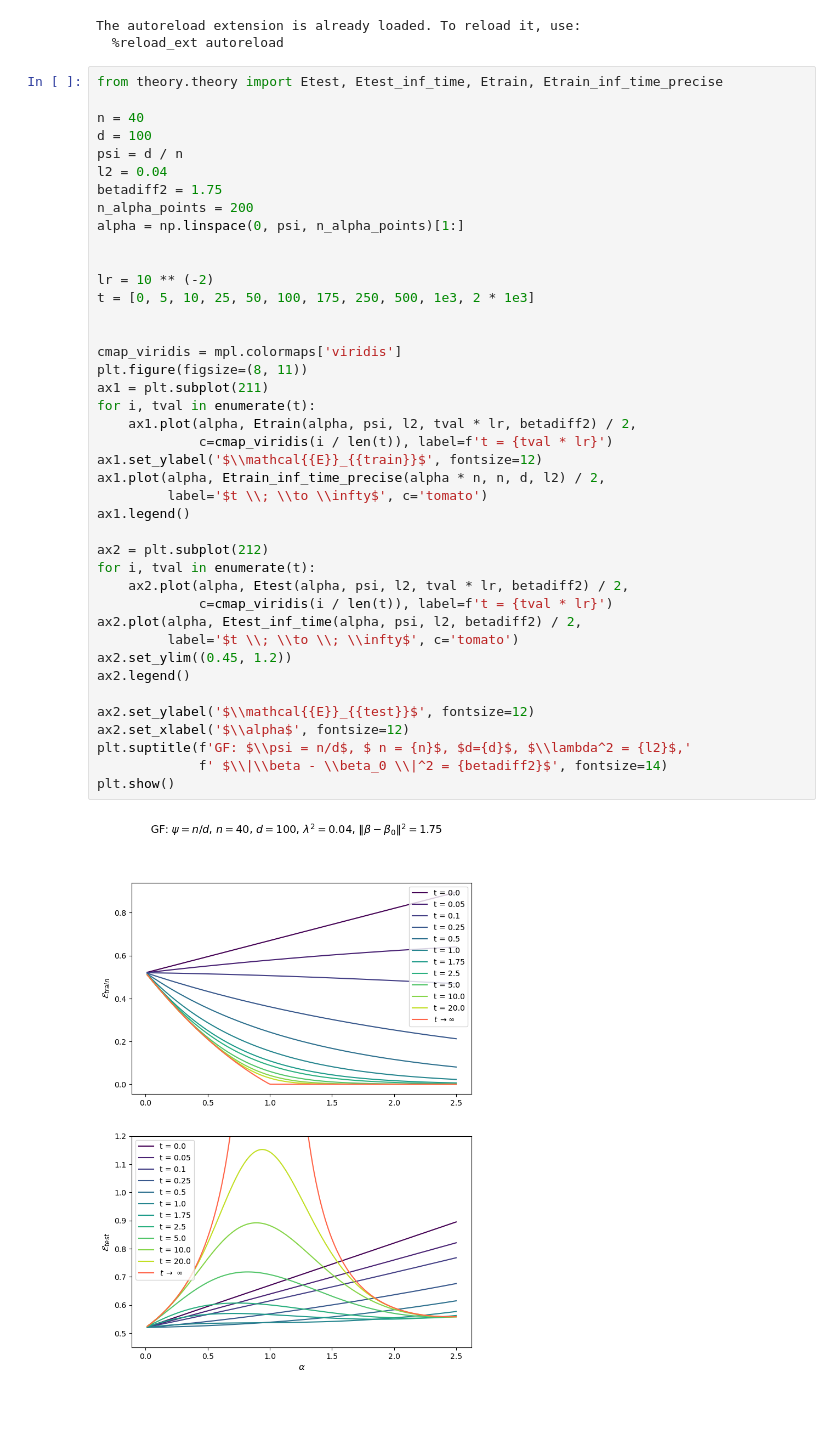
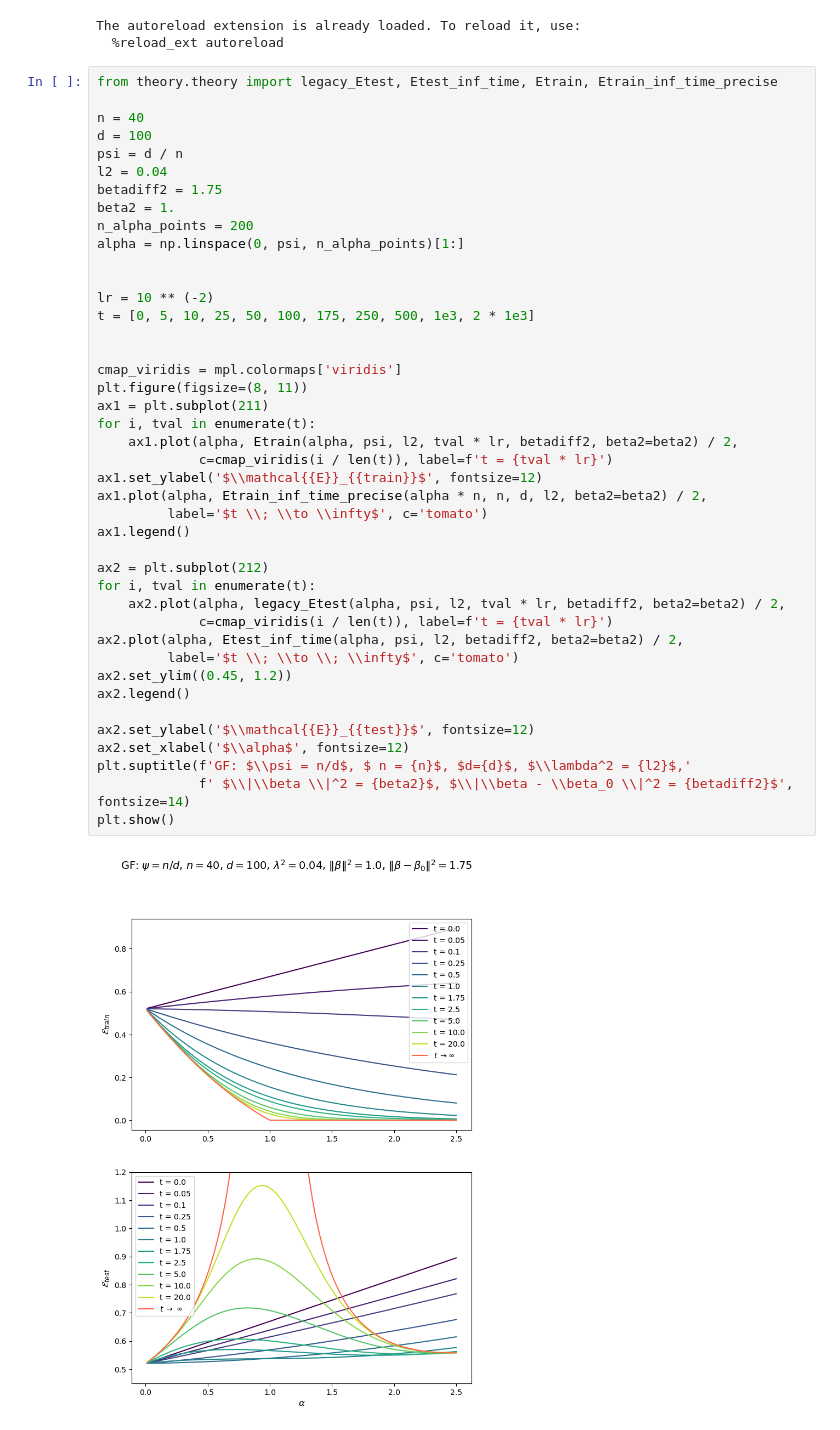
Before and after one commit to feathernox/sgf_dyn, a Jupyter notebook: notebooks/scaling_laws.ipynb, the cells around one changed output. Saved outputs shown, nothing was run; the diff lists cells and outputs as text.

Commit message:
reorganized file, legacied one of the functions, added beta2 argument to etrain/etest functions

```diff
--- a/notebooks/scaling_laws.ipynb
+++ b/notebooks/scaling_laws.ipynb
@@ -16,45 +16,46 @@ sys.path.append('..')
 The autoreload extension is already loaded. To reload it, use:
   %reload_ext autoreload
 # %%
-from theory.theory import Etest, Etest_inf_time, Etrain, Etrain_inf_time_precise
+from theory.theory import legacy_Etest, Etest_inf_time, Etrain, Etrain_inf_time_precise
 
 n = 40
 d = 100
 psi = d / n
 l2 = 0.04
 betadiff2 = 1.75
+beta2 = 1.
 n_alpha_points = 200
 alpha = np.linspace(0, psi, n_alpha_points)[1:]
 
 
 lr = 10 ** (-2)
 t = [0, 5, 10, 25, 50, 100, 175, 250, 500, 1e3, 2 * 1e3]
 
 
 cmap_viridis = mpl.colormaps['viridis']
 plt.figure(figsize=(8, 11))
 ax1 = plt.subplot(211)
 for i, tval in enumerate(t):
-    ax1.plot(alpha, Etrain(alpha, psi, l2, tval * lr, betadiff2) / 2,
+    ax1.plot(alpha, Etrain(alpha, psi, l2, tval * lr, betadiff2, beta2=beta2) / 2,
              c=cmap_viridis(i / len(t)), label=f't = {tval * lr}')
 ax1.set_ylabel('$\\mathcal{{E}}_{{train}}$', fontsize=12)
-ax1.plot(alpha, Etrain_inf_time_precise(alpha * n, n, d, l2) / 2,
+ax1.plot(alpha, Etrain_inf_time_precise(alpha * n, n, d, l2, beta2=beta2) / 2,
          label='$t \\; \\to \\infty$', c='tomato')
 ax1.legend()
 
 ax2 = plt.subplot(212)
 for i, tval in enumerate(t):
-    ax2.plot(alpha, Etest(alpha, psi, l2, tval * lr, betadiff2) / 2,
+    ax2.plot(alpha, legacy_Etest(alpha, psi, l2, tval * lr, betadiff2, beta2=beta2) / 2,
              c=cmap_viridis(i / len(t)), label=f't = {tval * lr}')
-ax2.plot(alpha, Etest_inf_time(alpha, psi, l2, betadiff2) / 2,
+ax2.plot(alpha, Etest_inf_time(alpha, psi, l2, betadiff2, beta2=beta2) / 2,
          label='$t \\; \\to \\; \\infty$', c='tomato')
 ax2.set_ylim((0.45, 1.2))
 ax2.legend()
 
 ax2.set_ylabel('$\\mathcal{{E}}_{{test}}$', fontsize=12)
 ax2.set_xlabel('$\\alpha$', fontsize=12)
 plt.suptitle(f'GF: $\\psi = n/d$, $ n = {n}$, $d={d}$, $\\lambda^2 = {l2}$,'
-             f' $\\|\\beta - \\beta_0 \\|^2 = {betadiff2}$', fontsize=14)
+             f' $\\|\\beta \\|^2 = {beta2}$, $\\|\\beta - \\beta_0 \\|^2 = {betadiff2}$', fontsize=14)
 plt.show()
 # %% [output]
-[figure, old version]
+[figure, new version]
```
Also changed, not shown: 1 other file.
